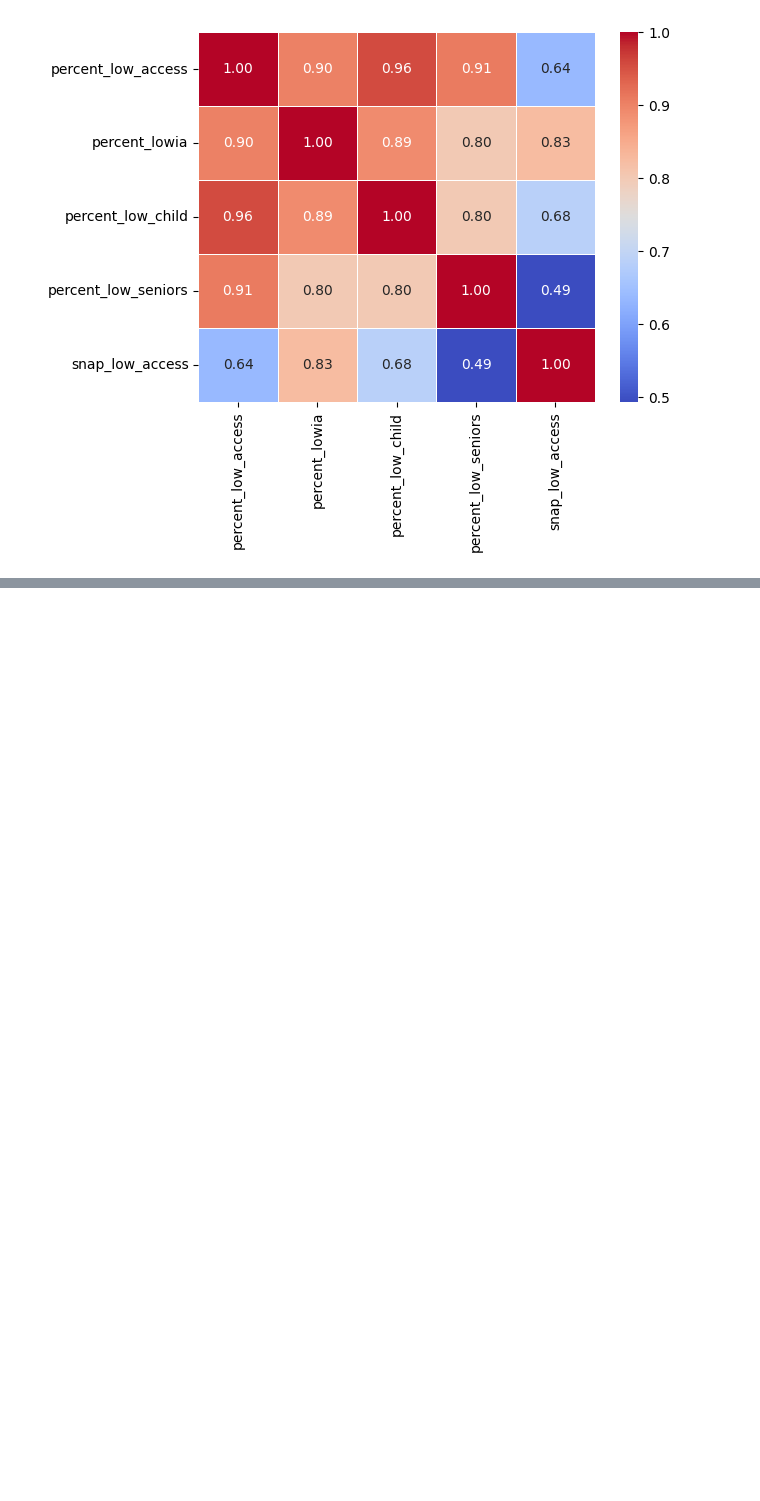
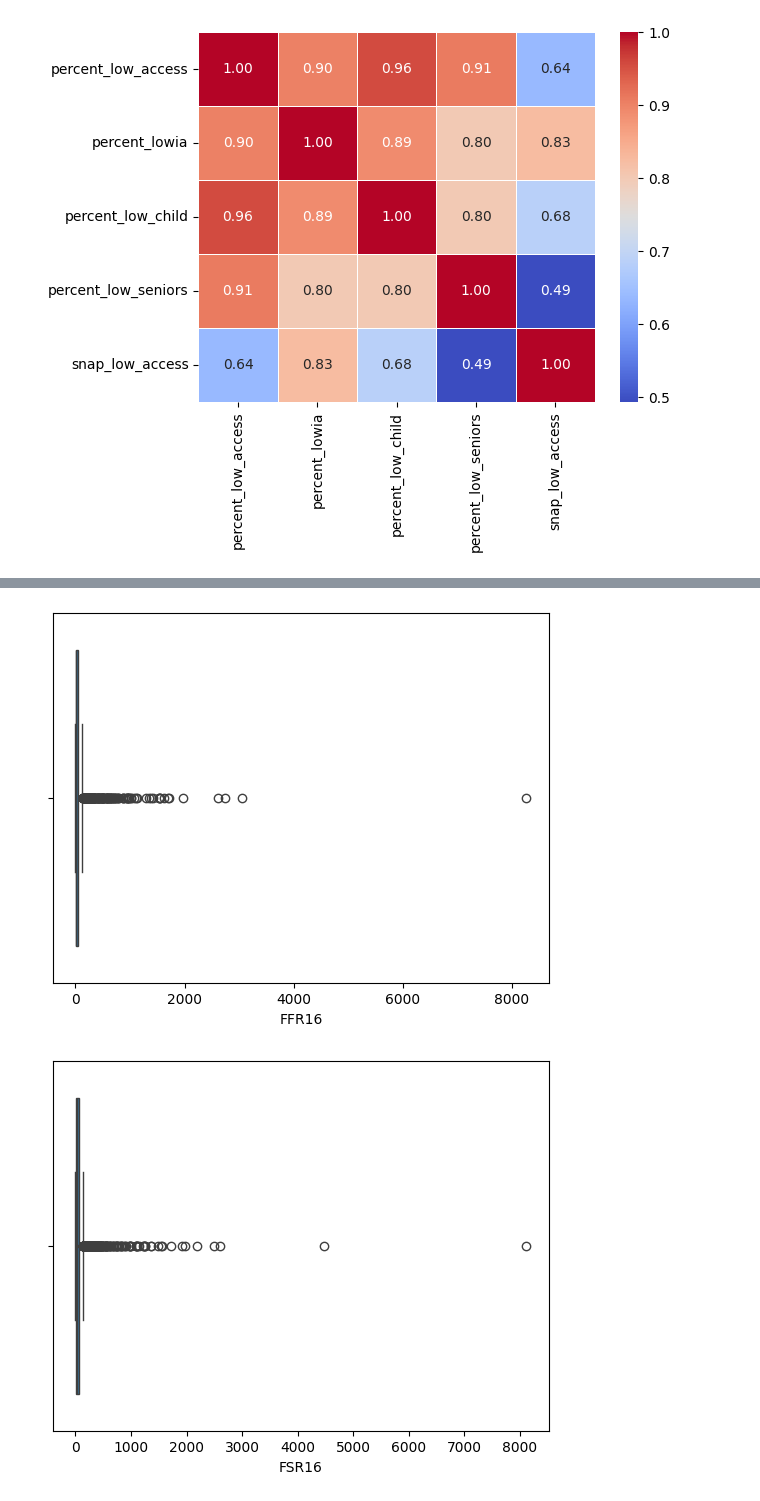
Before and after one commit to hungqbui/RiceDatathon25, a Jupyter notebook: main.ipynb, the cells around one changed output, grey strips where cells are left out. Drawn from its saved outputs; the diff is of its cells as text; code cells hidden in the pictures; blank space fills up the shorter version.

```diff
--- a/main.ipynb
+++ b/main.ipynb
@@ -75,7 +75,7 @@ sns.heatmap(
 # %%
 df_store = pd.read_csv("./dataset/STORES.csv")
 
-store_count = df_store.groupby("County")[["SUPERCPTH16", "SUPERC16", "CONVS16", "CONVSPTH16"]].mean()
+store_count = df_store.groupby("County")[["SUPERCPTH16", "SUPERC16", "CONVS16", "GROC16", "CONVSPTH16"]].mean()
 # %%
 df_tax = pd.read_csv("./dataset/TAXES.csv")
 
@@ -84,8 +84,18 @@ tax_count = df_tax.groupby("County")[["FOOD_TAX14"]].mean()
 df_socio = pd.read_csv("./dataset/SOCIOECONOMIC.csv")
 
 socio_count = df_socio.groupby("County")[["MEDHHINC15", "POVRATE15","PCT_NHBLACK10",  "PCT_HISP10", "PCT_NHWHITE10", "PCT_NHASIAN10"]].mean()
+# %%
+df_health = pd.read_csv("./dataset/HEALTH.csv")
+
+health_count = df_health.groupby("County")[["PCT_DIABETES_ADULTS13", "PCT_OBESE_ADULTS17"]].mean()
+# %%
+df_insecure = pd.read_csv("./dataset/INSECURITY.csv")
+
+insecure_count = df_insecure.groupby("County")[["FOODINSEC_15_17", "VLFOODSEC_15_17"]].mean()
 # %%
 df_restaurant = pd.read_csv("./dataset/RESTAURANTS.csv")
 
 restaurant_count_state = df_restaurant.groupby("County")[["FFR16", "FSR16"]].mean()
-pd.concat([restaurant_count_state, store_count, tax_count, socio_count, sorted], axis=1).corr()
+processed = pd.concat([restaurant_count_state, store_count, tax_count, health_count, insecure_count, sorted], axis=1)
+
+processed.dropna(inplace=True)
@@ -107,0 +102,7 @@ pd.concat([restaurant_count_state, store_count, tax_count, socio_count, sorted],
+# %%
+for col in processed.columns:
+    sns.boxplot(x=processed[col])
+    plt.show()
+# %% [output]
+[figure, added]
+[figure, added]
```
Also changed, not shown: parts of 4 cells of this notebook, 6 other files.
